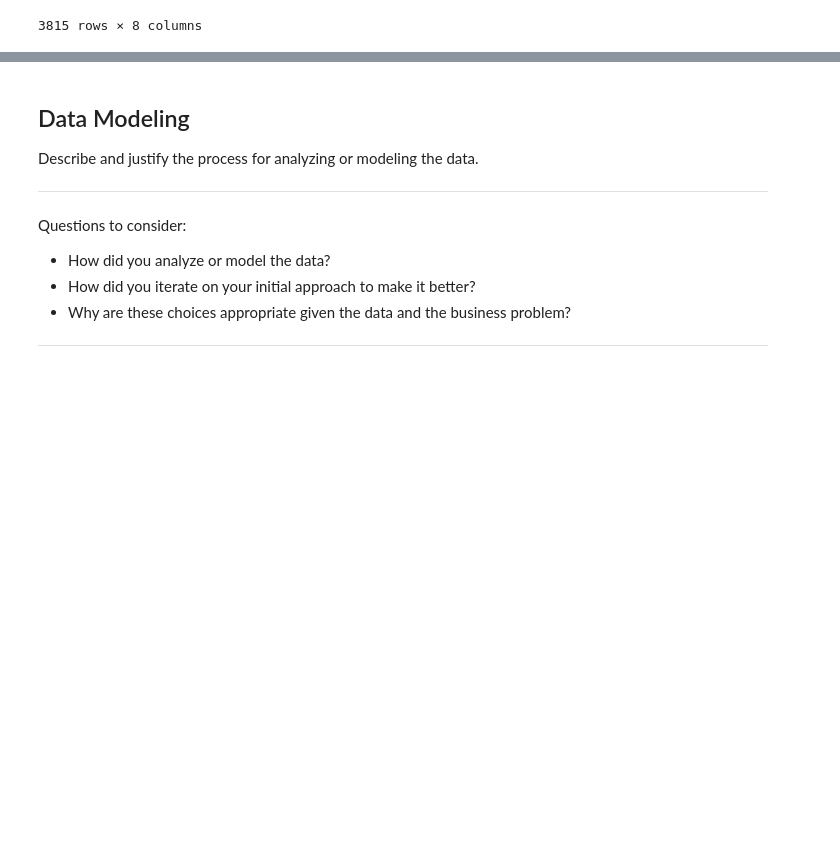
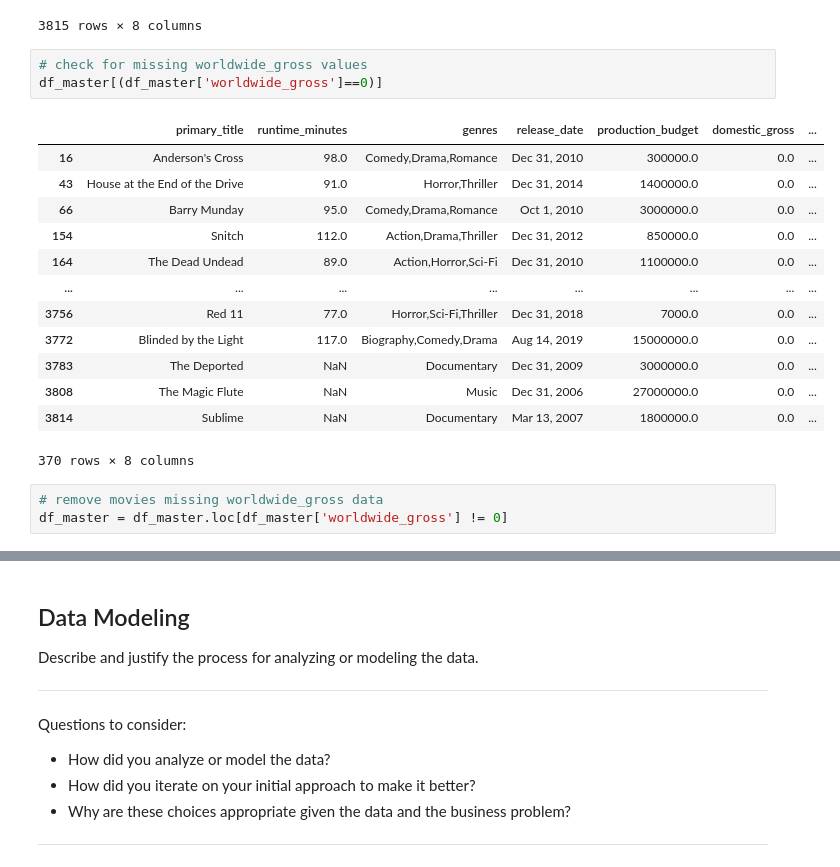
Before and after one commit to sierrajul/Microsoft-Movie-Analysis, a Jupyter notebook: dsc-phase1-project-template.ipynb, the cells around one changed output, grey strips where cells are left out. Cells and saved outputs as stored; diff of their text form; blank space fills up the shorter version.

```diff
--- a/dsc-phase1-project-template.ipynb
+++ b/dsc-phase1-project-template.ipynb
@@ -204,3 +204,23 @@ df_master
 | 3813 | Ray | 111.0 | Crime | Oct 29, 2004 | 40000000.0 | 75305995.0 | ... |
 | 3814 | Sublime | NaN | Documentary | Mar 13, 2007 | 1800000.0 | 0.0 | ... |
 3815 rows × 8 columns
+# %%
+# check for missing worldwide_gross values
+df_master[(df_master['worldwide_gross']==0)]
+# %% [output]
+|  | primary_title | runtime_minutes | genres | release_date | production_budget | domestic_gross | ... |
+| 16 | Anderson's Cross | 98.0 | Comedy,Drama,Romance | Dec 31, 2010 | 300000.0 | 0.0 | ... |
+| 43 | House at the End of the Drive | 91.0 | Horror,Thriller | Dec 31, 2014 | 1400000.0 | 0.0 | ... |
+| 66 | Barry Munday | 95.0 | Comedy,Drama,Romance | Oct 1, 2010 | 3000000.0 | 0.0 | ... |
+| 154 | Snitch | 112.0 | Action,Drama,Thriller | Dec 31, 2012 | 850000.0 | 0.0 | ... |
+| 164 | The Dead Undead | 89.0 | Action,Horror,Sci-Fi | Dec 31, 2010 | 1100000.0 | 0.0 | ... |
+| ... | ... | ... | ... | ... | ... | ... | ... |
+| 3756 | Red 11 | 77.0 | Horror,Sci-Fi,Thriller | Dec 31, 2018 | 7000.0 | 0.0 | ... |
+| 3772 | Blinded by the Light | 117.0 | Biography,Comedy,Drama | Aug 14, 2019 | 15000000.0 | 0.0 | ... |
+| 3783 | The Deported | NaN | Documentary | Dec 31, 2009 | 3000000.0 | 0.0 | ... |
+| 3808 | The Magic Flute | NaN | Music | Dec 31, 2006 | 27000000.0 | 0.0 | ... |
+| 3814 | Sublime | NaN | Documentary | Mar 13, 2007 | 1800000.0 | 0.0 | ... |
+370 rows × 8 columns
+# %%
+# remove movies missing worldwide_gross data
+df_master = df_master.loc[df_master['worldwide_gross'] != 0]
```
Also changed, not shown: parts of 1 cell of this notebook.
